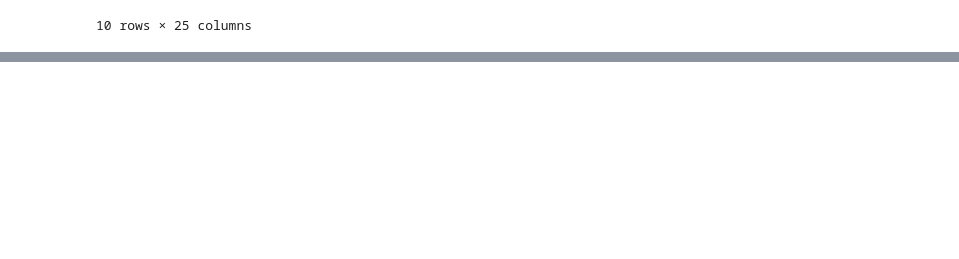
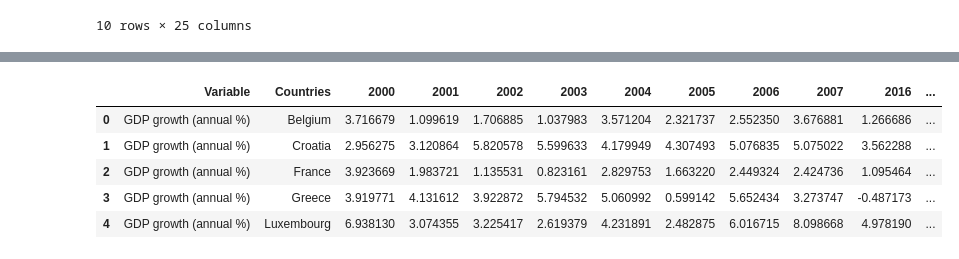
Before and after one commit to NumEconCopenhagen/projects-2024-darja-christian, a Jupyter notebook: dataproject/Darja_Work.ipynb, the cells around one changed output, grey strips where cells are left out. Saved outputs shown, nothing was run; the diff lists cells and outputs as text; code cells hidden in the pictures; blank space fills up the shorter version.

Commit message:
changed from wide to long

```diff
--- a/dataproject/Darja_Work.ipynb
+++ b/dataproject/Darja_Work.ipynb
@@ -52,9 +52,28 @@ gdp_world_bank = pd.read_excel(filename_world_bank)
 ## TODO REMOVE SERIES CODE AND CHANGE TO LONG FORMAT, PART IN [] SHOULD BE DELETED
 ## delete irrelevant columns
 del gdp_world_bank["Series Code"]
+del gdp_world_bank["Country Code"]
 gdp_world_bank.head(5)
 
 
 # Removing the part in brackets
 gdp_world_bank.columns = [name.split(' [')[0] for name in gdp_world_bank.columns]
 gdp_world_bank.head(5)
+
+## rename variables
+gdp_world_bank.rename(columns = {'Series Name':'Variable'}, inplace=True)
+gdp_world_bank.rename(columns = {'Country Name':'Countries'}, inplace=True)
+
+
+## seperating initial data set into two data sets
+# Extract the rows for annual gdp grwoth
+I = (gdp_world_bank.Variable  == 'GDP growth (annual %)')
+# change from wide to long format
+
+gdp_growth_annual = gdp_world_bank.loc[I,:]
+
+## second data set
+J = (gdp_world_bank.Variable  == 'GDP per capita growth (annual %)')
+# change from wide to long format
+
+gdp_per_capita_annual = gdp_world_bank.loc[J,:]
@@ -67,0 +126,9 @@ gdp_world_bank.head(5)
+# %%
+gdp_world_bank.head(5)
+# %% [output]
+|  | Variable | Countries | 2000 | 2001 | 2002 | 2003 | 2004 | 2005 | 2006 | 2007 | 2016 | ... |
+| 0 | GDP growth (annual %) | Belgium | 3.716679 | 1.099619 | 1.706885 | 1.037983 | 3.571204 | 2.321737 | 2.552350 | 3.676881 | 1.266686 | ... |
+| 1 | GDP growth (annual %) | Croatia | 2.956275 | 3.120864 | 5.820578 | 5.599633 | 4.179949 | 4.307493 | 5.076835 | 5.075022 | 3.562288 | ... |
+| 2 | GDP growth (annual %) | France | 3.923669 | 1.983721 | 1.135531 | 0.823161 | 2.829753 | 1.663220 | 2.449324 | 2.424736 | 1.095464 | ... |
+| 3 | GDP growth (annual %) | Greece | 3.919771 | 4.131612 | 3.922872 | 5.794532 | 5.060992 | 0.599142 | 5.652434 | 3.273747 | -0.487173 | ... |
+| 4 | GDP growth (annual %) | Luxembourg | 6.938130 | 3.074355 | 3.225417 | 2.619379 | 4.231891 | 2.482875 | 6.016715 | 8.098668 | 4.978190 | ... |
```
Also changed, not shown: parts of 6 cells of this notebook.
